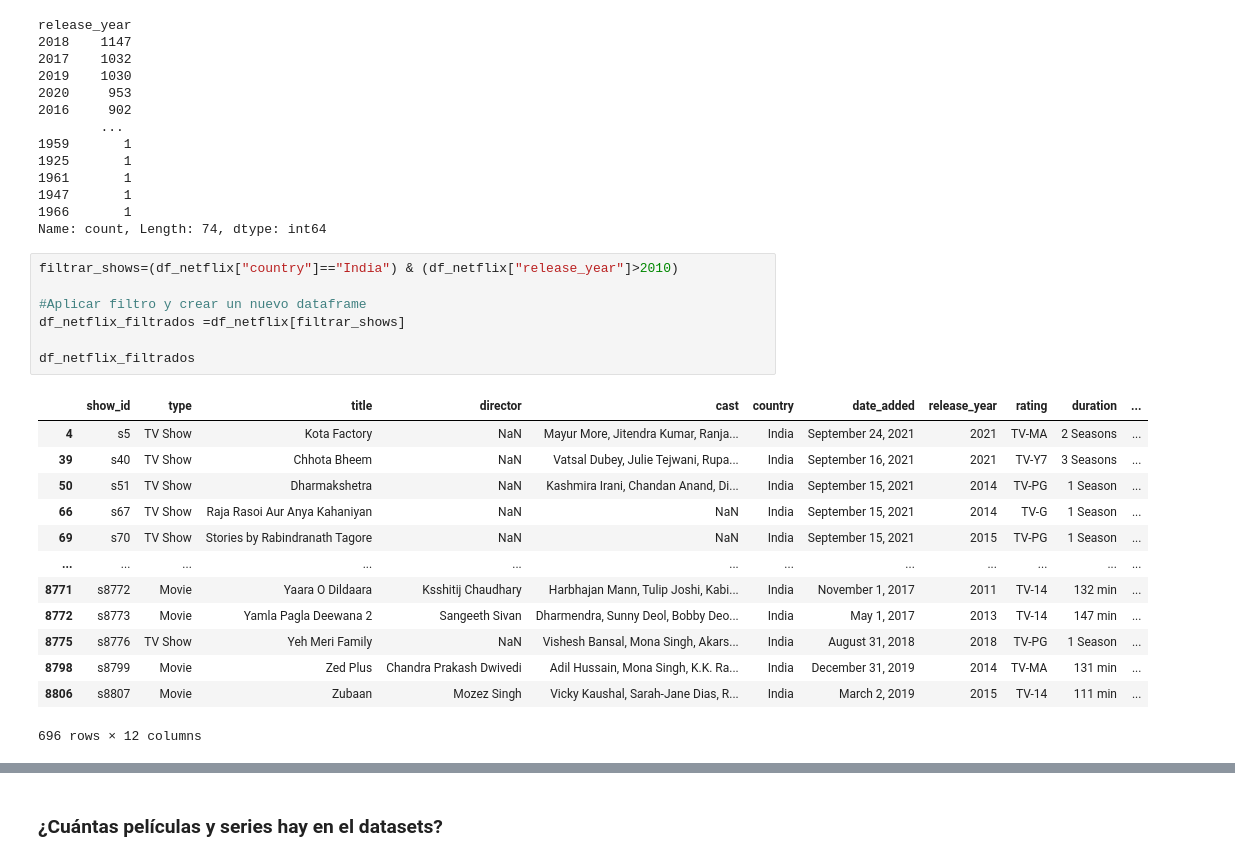
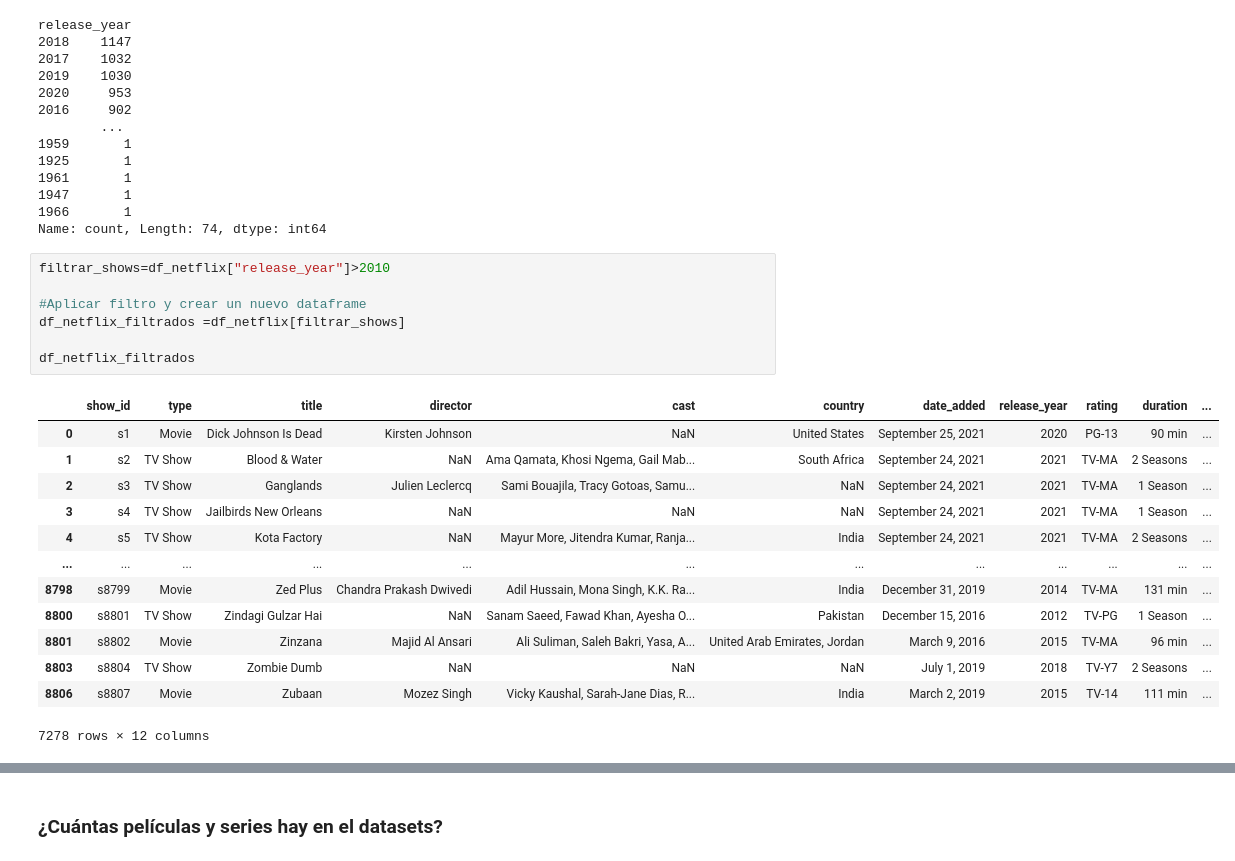
Before and after one commit to arleyCastaneda22/EDA-An-lisis-exploratorio-de-datos-, a Jupyter notebook: DatasetsNeflix.ipynb, the cells around one changed output, grey strips where cells are left out. Drawn from its saved outputs; the diff is of its cells as text.

```diff
--- a/DatasetsNeflix.ipynb
+++ b/DatasetsNeflix.ipynb
@@ -74,26 +79,26 @@ release_year
 1966       1
 Name: count, Length: 74, dtype: int64
 # %%
-filtrar_shows=(df_netflix["country"]=="India") & (df_netflix["release_year"]>2010)
+filtrar_shows=df_netflix["release_year"]>2010
 
 #Aplicar filtro y crear un nuevo dataframe
 df_netflix_filtrados =df_netflix[filtrar_shows]
 
 df_netflix_filtrados
 # %% [output]
 |  | show_id | type | title | director | cast | country | date_added | release_year | rating | duration | ... |
+| 0 | s1 | Movie | Dick Johnson Is Dead | Kirsten Johnson | NaN | United States | September 25, 2021 | 2020 | PG-13 | 90 min | ... |
+| 1 | s2 | TV Show | Blood & Water | NaN | Ama Qamata, Khosi Ngema, Gail Mab... | South Africa | September 24, 2021 | 2021 | TV-MA | 2 Seasons | ... |
+| 2 | s3 | TV Show | Ganglands | Julien Leclercq | Sami Bouajila, Tracy Gotoas, Samu... | NaN | September 24, 2021 | 2021 | TV-MA | 1 Season | ... |
+| 3 | s4 | TV Show | Jailbirds New Orleans | NaN | NaN | NaN | September 24, 2021 | 2021 | TV-MA | 1 Season | ... |
 | 4 | s5 | TV Show | Kota Factory | NaN | Mayur More, Jitendra Kumar, Ranja... | India | September 24, 2021 | 2021 | TV-MA | 2 Seasons | ... |
-| 39 | s40 | TV Show | Chhota Bheem | NaN | Vatsal Dubey, Julie Tejwani, Rupa... | India | September 16, 2021 | 2021 | TV-Y7 | 3 Seasons | ... |
-| 50 | s51 | TV Show | Dharmakshetra | NaN | Kashmira Irani, Chandan Anand, Di... | India | September 15, 2021 | 2014 | TV-PG | 1 Season | ... |
-| 66 | s67 | TV Show | Raja Rasoi Aur Anya Kahaniyan | NaN | NaN | India | September 15, 2021 | 2014 | TV-G | 1 Season | ... |
-| 69 | s70 | TV Show | Stories by Rabindranath Tagore | NaN | NaN | India | September 15, 2021 | 2015 | TV-PG | 1 Season | ... |
 | ... | ... | ... | ... | ... | ... | ... | ... | ... | ... | ... | ... |
-| 8771 | s8772 | Movie | Yaara O Dildaara | Ksshitij Chaudhary | Harbhajan Mann, Tulip Joshi, Kabi... | India | November 1, 2017 | 2011 | TV-14 | 132 min | ... |
-| 8772 | s8773 | Movie | Yamla Pagla Deewana 2 | Sangeeth Sivan | Dharmendra, Sunny Deol, Bobby Deo... | India | May 1, 2017 | 2013 | TV-14 | 147 min | ... |
-| 8775 | s8776 | TV Show | Yeh Meri Family | NaN | Vishesh Bansal, Mona Singh, Akars... | India | August 31, 2018 | 2018 | TV-PG | 1 Season | ... |
 | 8798 | s8799 | Movie | Zed Plus | Chandra Prakash Dwivedi | Adil Hussain, Mona Singh, K.K. Ra... | India | December 31, 2019 | 2014 | TV-MA | 131 min | ... |
+| 8800 | s8801 | TV Show | Zindagi Gulzar Hai | NaN | Sanam Saeed, Fawad Khan, Ayesha O... | Pakistan | December 15, 2016 | 2012 | TV-PG | 1 Season | ... |
+| 8801 | s8802 | Movie | Zinzana | Majid Al Ansari | Ali Suliman, Saleh Bakri, Yasa, A... | United Arab Emirates, Jordan | March 9, 2016 | 2015 | TV-MA | 96 min | ... |
+| 8803 | s8804 | TV Show | Zombie Dumb | NaN | NaN | NaN | July 1, 2019 | 2018 | TV-Y7 | 2 Seasons | ... |
 | 8806 | s8807 | Movie | Zubaan | Mozez Singh | Vicky Kaushal, Sarah-Jane Dias, R... | India | March 2, 2019 | 2015 | TV-14 | 111 min | ... |
-696 rows × 12 columns
+7278 rows × 12 columns
 # %%
 #Eliminar la columna "show_id"
 df_netflix_filtrados=df_netflix_filtrados.drop(columns="show_id")
```
Also changed, not shown: parts of 23 cells of this notebook.
